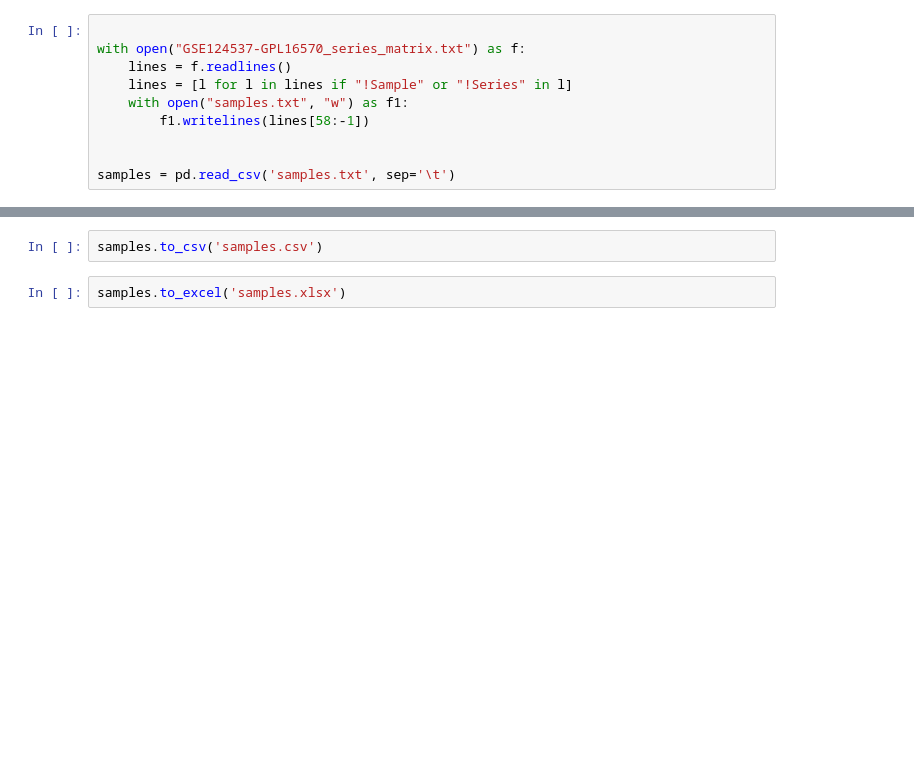
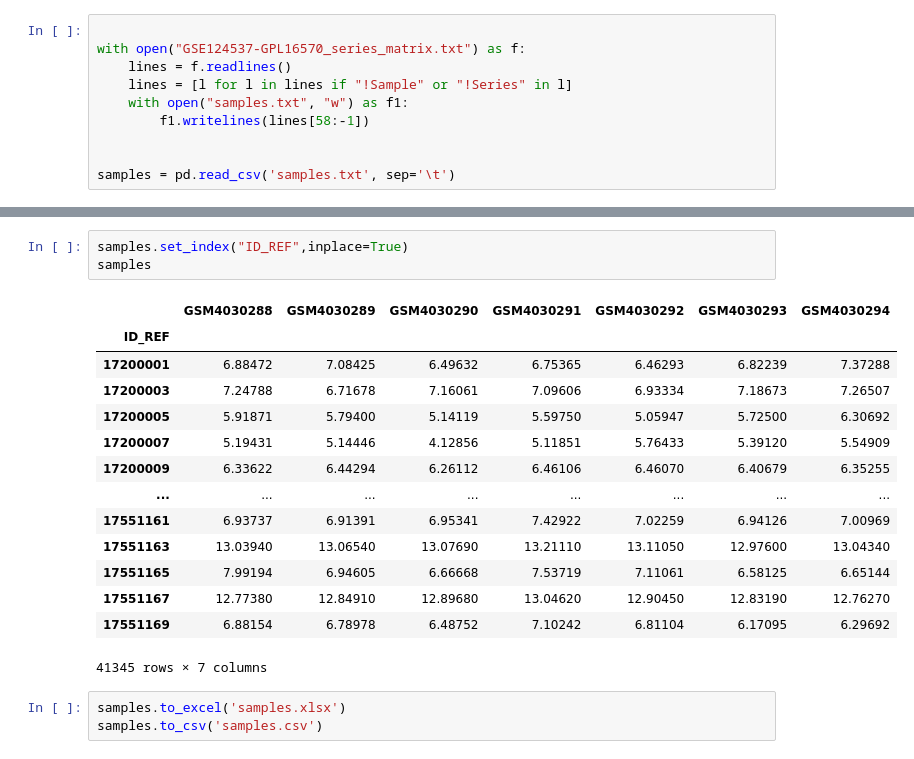
Before and after one commit to enesbasbug/System_Biology_Internship_Notebook_2021, a Jupyter notebook: Day-3/Day-3.ipynb, the cells around one changed output, grey strips where cells are left out. Cells and saved outputs as stored; diff of their text form; blank space fills up the shorter version.

```diff
--- a/Day-3/Day-3.ipynb
+++ b/Day-3/Day-3.ipynb
@@ -157,4 +175,21 @@ samples = pd.read_csv('samples.txt', sep='\t')
+# %%
+samples.set_index("ID_REF",inplace=True)
+samples
+# %% [output]
+|  | GSM4030288 | GSM4030289 | GSM4030290 | GSM4030291 | GSM4030292 | GSM4030293 | GSM4030294 |
+| ID_REF |  |  |  |  |  |  |  |
+| 17200001 | 6.88472 | 7.08425 | 6.49632 | 6.75365 | 6.46293 | 6.82239 | 7.37288 |
+| 17200003 | 7.24788 | 6.71678 | 7.16061 | 7.09606 | 6.93334 | 7.18673 | 7.26507 |
+| 17200005 | 5.91871 | 5.79400 | 5.14119 | 5.59750 | 5.05947 | 5.72500 | 6.30692 |
+| 17200007 | 5.19431 | 5.14446 | 4.12856 | 5.11851 | 5.76433 | 5.39120 | 5.54909 |
+| 17200009 | 6.33622 | 6.44294 | 6.26112 | 6.46106 | 6.46070 | 6.40679 | 6.35255 |
+| ... | ... | ... | ... | ... | ... | ... | ... |
+| 17551161 | 6.93737 | 6.91391 | 6.95341 | 7.42922 | 7.02259 | 6.94126 | 7.00969 |
+| 17551163 | 13.03940 | 13.06540 | 13.07690 | 13.21110 | 13.11050 | 12.97600 | 13.04340 |
+| 17551165 | 7.99194 | 6.94605 | 6.66668 | 7.53719 | 7.11061 | 6.58125 | 6.65144 |
+| 17551167 | 12.77380 | 12.84910 | 12.89680 | 13.04620 | 12.90450 | 12.83190 | 12.76270 |
+| 17551169 | 6.88154 | 6.78978 | 6.48752 | 7.10242 | 6.81104 | 6.17095 | 6.29692 |
+41345 rows × 7 columns
 # %%
+samples.to_excel('samples.xlsx')
 samples.to_csv('samples.csv')
-# %%
-samples.to_excel('samples.xlsx')
```
Also changed, not shown: parts of 2 cells of this notebook, 2 other files.
